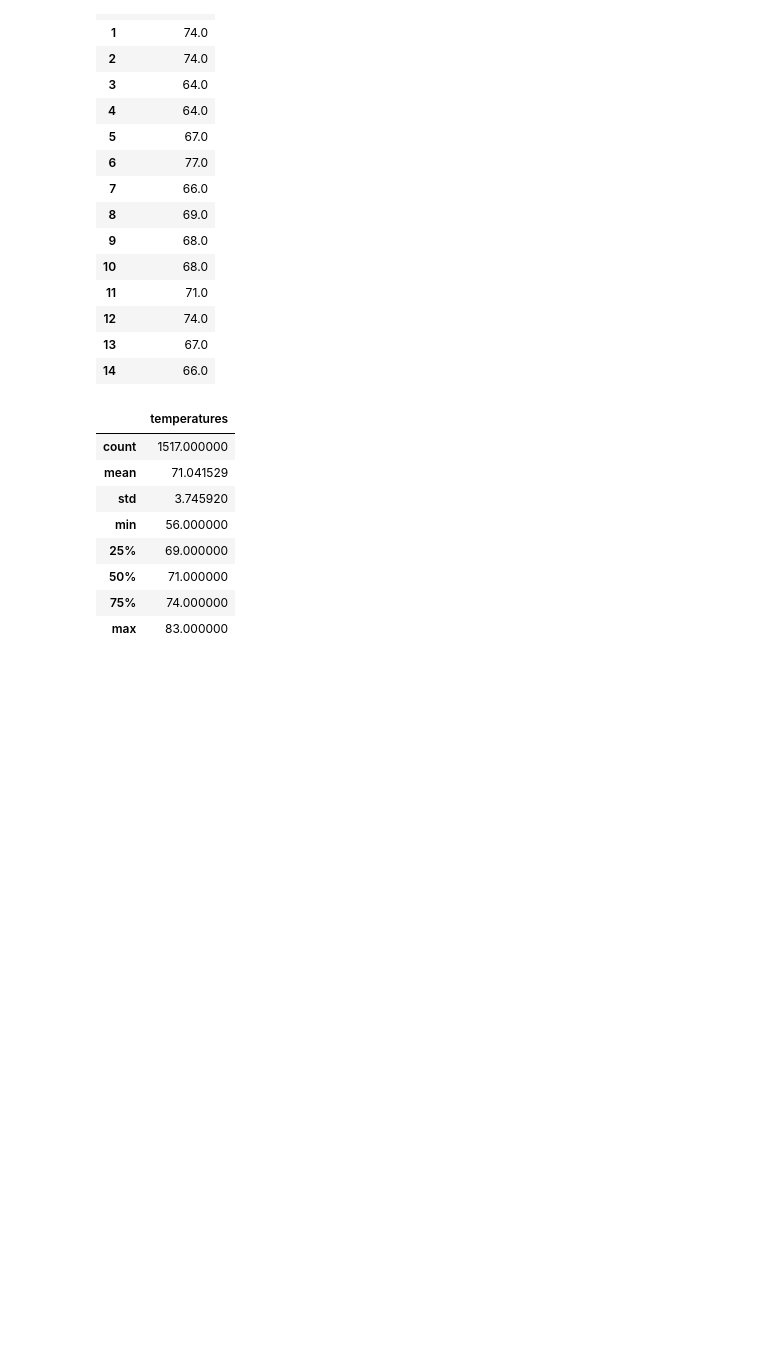
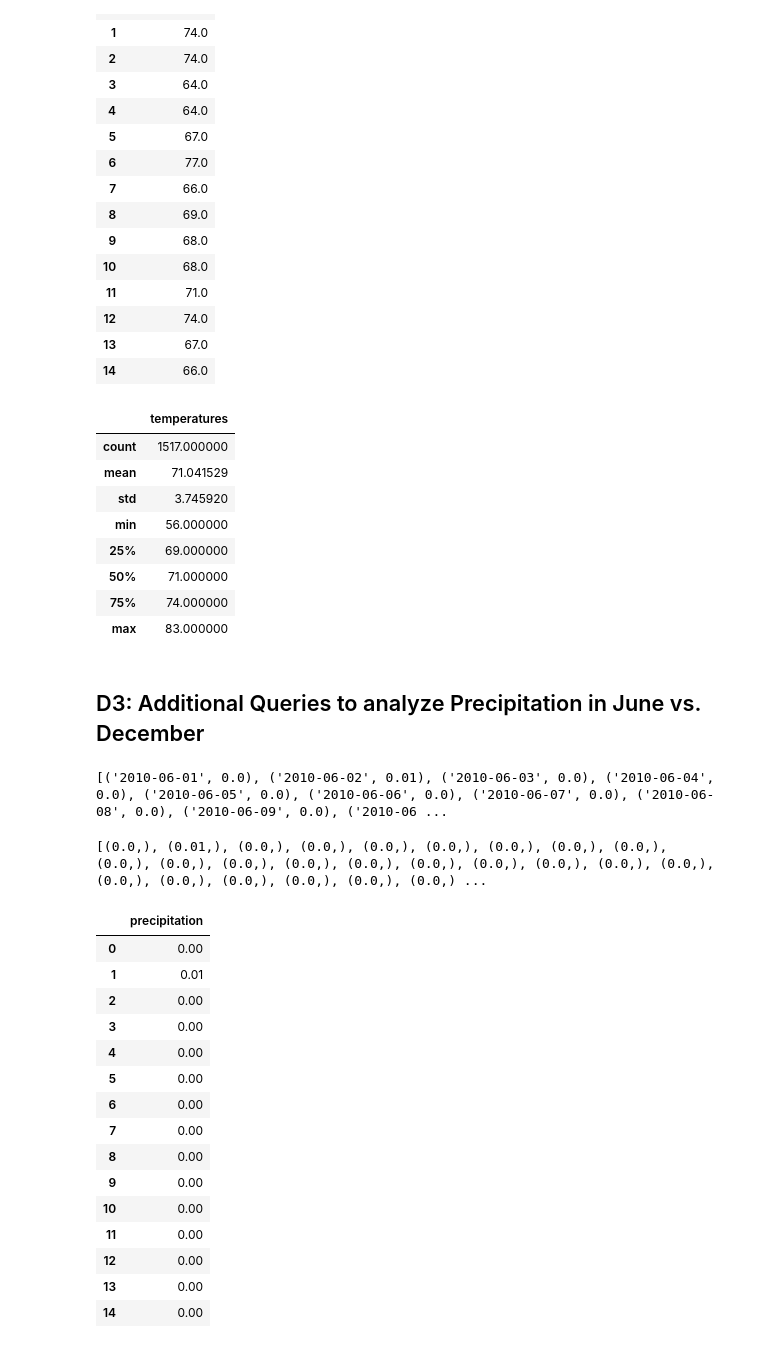
Before and after one commit to adavisfoy/Surfs_Up, a Jupyter notebook: SurfsUp_Challenge.ipynb, the cells around one changed output. Drawn from its saved outputs; the diff is of its cells as text; code cells hidden in the pictures; blank space fills up the shorter version.

```diff
--- a/SurfsUp_Challenge.ipynb
+++ b/SurfsUp_Challenge.ipynb
@@ -125,3 +125,39 @@ december_tobs_df.describe()
 | 50% | 71.000000 |
 | 75% | 74.000000 |
 | max | 83.000000 |
+# %% [markdown]
+## D3: Additional Queries to analyze Precipitation in June vs. December
+# %%
+# Additional query that filters the Measurement table to retrieve the precipitation for the month of June.
+june_prcp = session.query(Measurement.date, Measurement.prcp).filter(extract('month', Measurement.date) == 6).all()
+print(june_prcp)
+# %% [output]
+[('2010-06-01', 0.0), ('2010-06-02', 0.01), ('2010-06-03', 0.0), ('2010-06-04', 0.0), ('2010-06-05', 0.0), ('2010-06-06', 0.0), ('2010-06-07', 0.0), ('2010-06-08', 0.0), ('2010-06-09', 0.0), ('2010-06 ...
+# %%
+# Convert the June precipitation to a list.
+june_prcp_results = []
+june_prcp_results = session.query(Measurement.prcp).filter(extract('month', Measurement.date) == 6).all()
+print(june_prcp_results)
+# %% [output]
+[(0.0,), (0.01,), (0.0,), (0.0,), (0.0,), (0.0,), (0.0,), (0.0,), (0.0,), (0.0,), (0.0,), (0.0,), (0.0,), (0.0,), (0.0,), (0.0,), (0.0,), (0.0,), (0.0,), (0.0,), (0.0,), (0.0,), (0.0,), (0.0,), (0.0,) ...
+# %%
+# Create a DataFrame from the list of precipitation amounts for the month of June.
+june_prcp_df = pd.DataFrame(june_prcp_results, columns=['precipitation'])
+june_prcp_df.head(15)
+# %% [output]
+|  | precipitation |
+| 0 | 0.00 |
+| 1 | 0.01 |
+| 2 | 0.00 |
+| 3 | 0.00 |
+| 4 | 0.00 |
+| 5 | 0.00 |
+| 6 | 0.00 |
+| 7 | 0.00 |
+| 8 | 0.00 |
+| 9 | 0.00 |
+| 10 | 0.00 |
+| 11 | 0.00 |
+| 12 | 0.00 |
+| 13 | 0.00 |
+| 14 | 0.00 |
```
Also changed, not shown: parts of 5 cells of this notebook, 5 other files.
